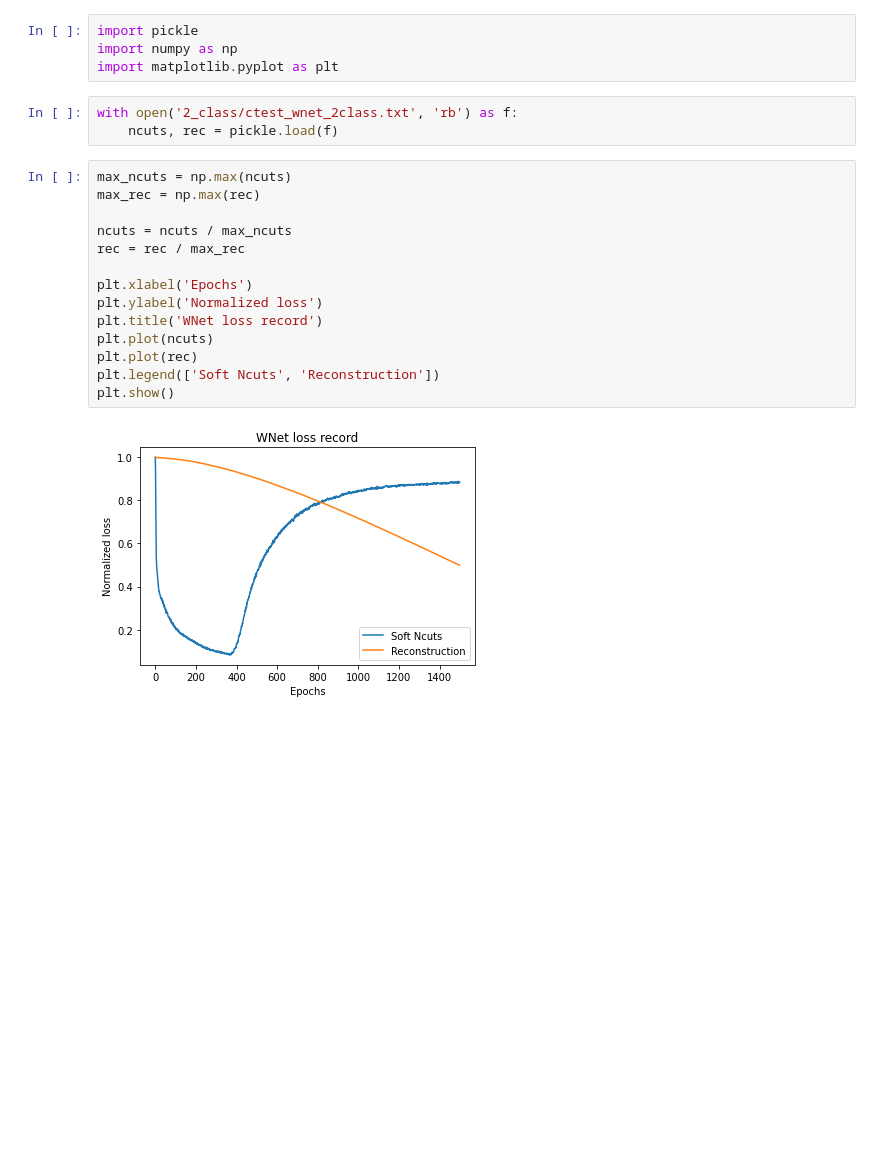
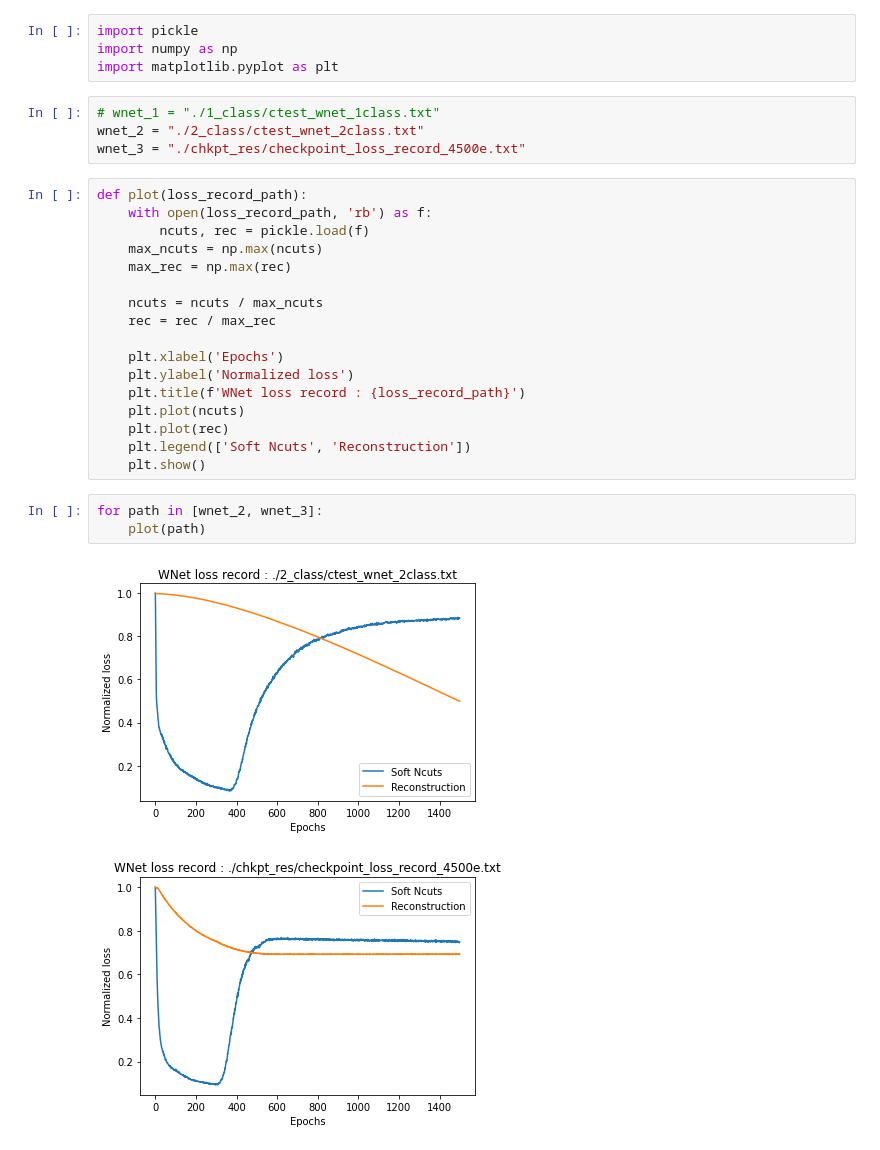
Before and after one commit to C-Achard/ml-project-2-cellseg, a Jupyter notebook: models/wnet/plot_loss.ipynb, the cells around one changed output. Saved outputs shown, nothing was run; the diff lists cells and outputs as text; blank space fills up the shorter version.

Commit message:
400e WNet

```diff
--- a/models/wnet/plot_loss.ipynb
+++ b/models/wnet/plot_loss.ipynb
@@ -2,22 +2,30 @@
 import pickle
 import numpy as np
 import matplotlib.pyplot as plt
-# %%
-with open('2_class/ctest_wnet_2class.txt', 'rb') as f:
-    ncuts, rec = pickle.load(f)
+# %%
+# wnet_1 = "./1_class/ctest_wnet_1class.txt"
+wnet_2 = "./2_class/ctest_wnet_2class.txt"
+wnet_3 = "./chkpt_res/checkpoint_loss_record_4500e.txt"
 # %%
-max_ncuts = np.max(ncuts)
-max_rec = np.max(rec)
+def plot(loss_record_path):
+    with open(loss_record_path, 'rb') as f:
+        ncuts, rec = pickle.load(f)
+    max_ncuts = np.max(ncuts)
+    max_rec = np.max(rec)
 
-ncuts = ncuts / max_ncuts
-rec = rec / max_rec
+    ncuts = ncuts / max_ncuts
+    rec = rec / max_rec
 
-plt.xlabel('Epochs')
-plt.ylabel('Normalized loss')
-plt.title('WNet loss record')
-plt.plot(ncuts)
-plt.plot(rec)
-plt.legend(['Soft Ncuts', 'Reconstruction'])
-plt.show()
+    plt.xlabel('Epochs')
+    plt.ylabel('Normalized loss')
+    plt.title(f'WNet loss record : {loss_record_path}')
+    plt.plot(ncuts)
+    plt.plot(rec)
+    plt.legend(['Soft Ncuts', 'Reconstruction'])
+    plt.show()
-# %% [output]
-[figure, removed]
+# %%
+for path in [wnet_2, wnet_3]:
+    plot(path)
+# %% [output]
+[figure, added]
+[figure, added]
```
Also changed, not shown: 2 other files.
